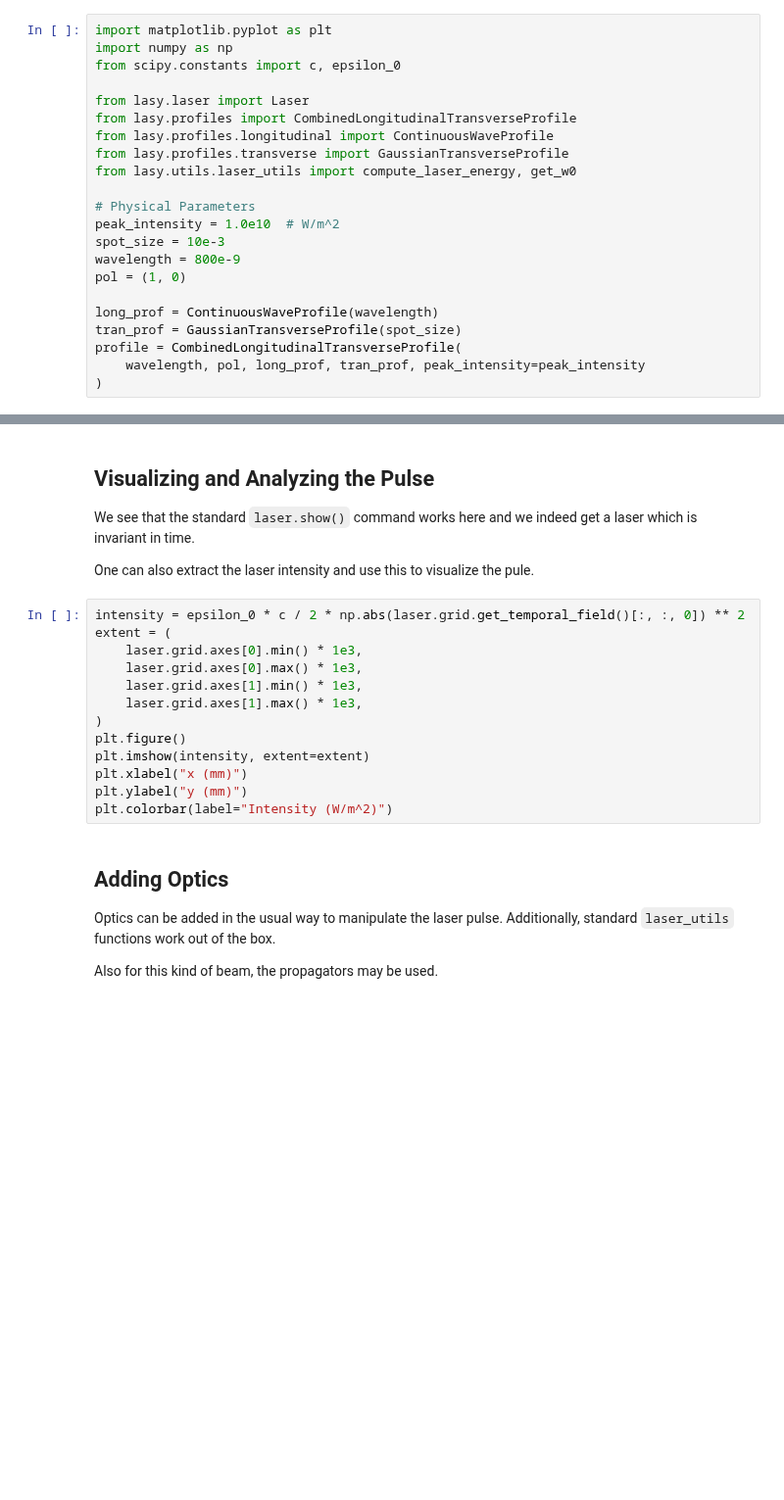
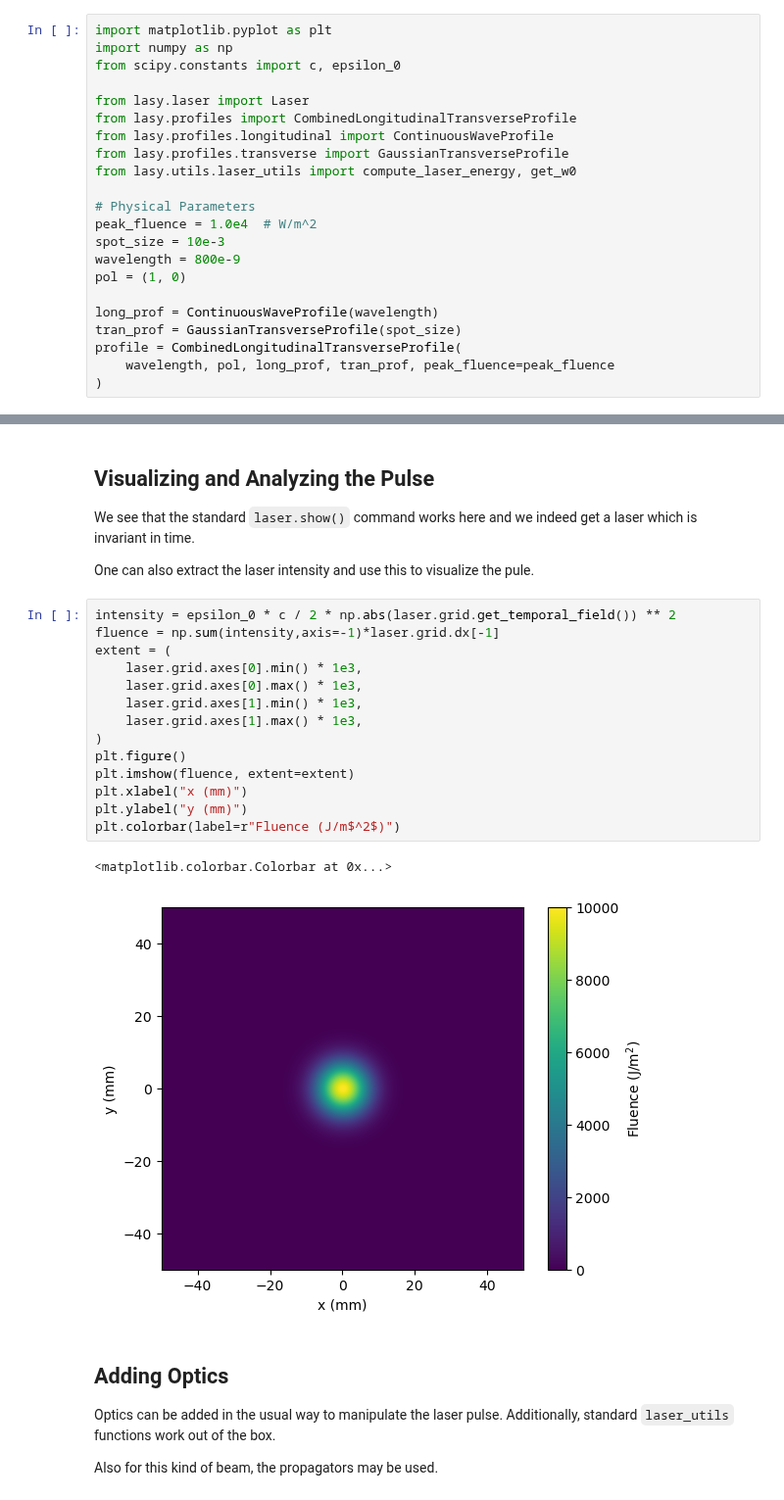
Before and after one commit to LASY-org/lasy, a Jupyter notebook: docs/source/tutorials/2d_spatial_laser.ipynb, the cells around one changed output, grey strips where cells are left out. Shown at 98% size. Cells and saved outputs as stored; diff of their text form; blank space fills up the shorter version.

Commit message:
update to peak_fluence for cw beams

```diff
--- a/docs/source/tutorials/2d_spatial_laser.ipynb
+++ b/docs/source/tutorials/2d_spatial_laser.ipynb
@@ -18,7 +18,7 @@ from lasy.profiles.transverse import GaussianTransverseProfile
 from lasy.utils.laser_utils import compute_laser_energy, get_w0
 
 # Physical Parameters
-peak_intensity = 1.0e10  # W/m^2
+peak_fluence = 1.0e4  # W/m^2
 spot_size = 10e-3
 wavelength = 800e-9
 pol = (1, 0)
@@ -26,7 +26,7 @@ pol = (1, 0)
 long_prof = ContinuousWaveProfile(wavelength)
 tran_prof = GaussianTransverseProfile(spot_size)
 profile = CombinedLongitudinalTransverseProfile(
-    wavelength, pol, long_prof, tran_prof, peak_intensity=peak_intensity
+    wavelength, pol, long_prof, tran_prof, peak_fluence=peak_fluence
 )
 # %% [markdown]
 ## Define the Computational Grid
@@ -49,18 +51,22 @@ We see that the standard `laser.show()` command works here and we indeed get a l
 
 One can also extract the laser intensity and use this to visualize the pule.
 # %%
-intensity = epsilon_0 * c / 2 * np.abs(laser.grid.get_temporal_field()[:, :, 0]) ** 2
+intensity = epsilon_0 * c / 2 * np.abs(laser.grid.get_temporal_field()) ** 2
+fluence = np.sum(intensity,axis=-1)*laser.grid.dx[-1]
 extent = (
     laser.grid.axes[0].min() * 1e3,
     laser.grid.axes[0].max() * 1e3,
     laser.grid.axes[1].min() * 1e3,
     laser.grid.axes[1].max() * 1e3,
 )
 plt.figure()
-plt.imshow(intensity, extent=extent)
+plt.imshow(fluence, extent=extent)
 plt.xlabel("x (mm)")
 plt.ylabel("y (mm)")
-plt.colorbar(label="Intensity (W/m^2)")
+plt.colorbar(label=r"Fluence (J/m$^2$)")
+# %% [output]
+<matplotlib.colorbar.Colorbar at 0x...>
+[figure, added]
 # %% [markdown]
 ## Adding Optics
 
```
Also changed, not shown: parts of 3 cells of this notebook, 4 other files.
